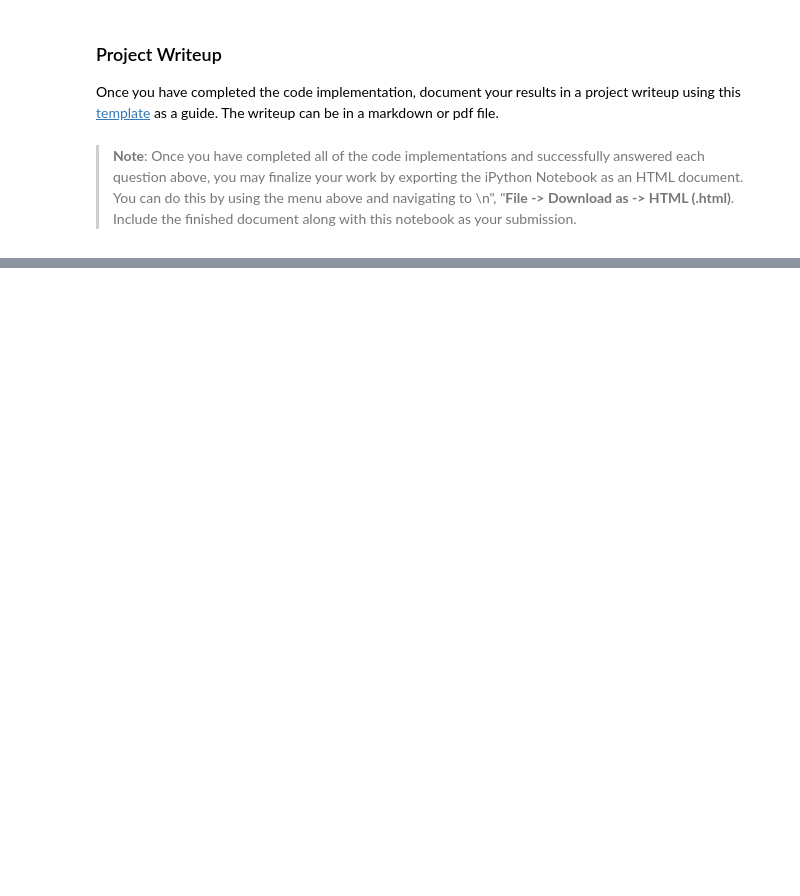
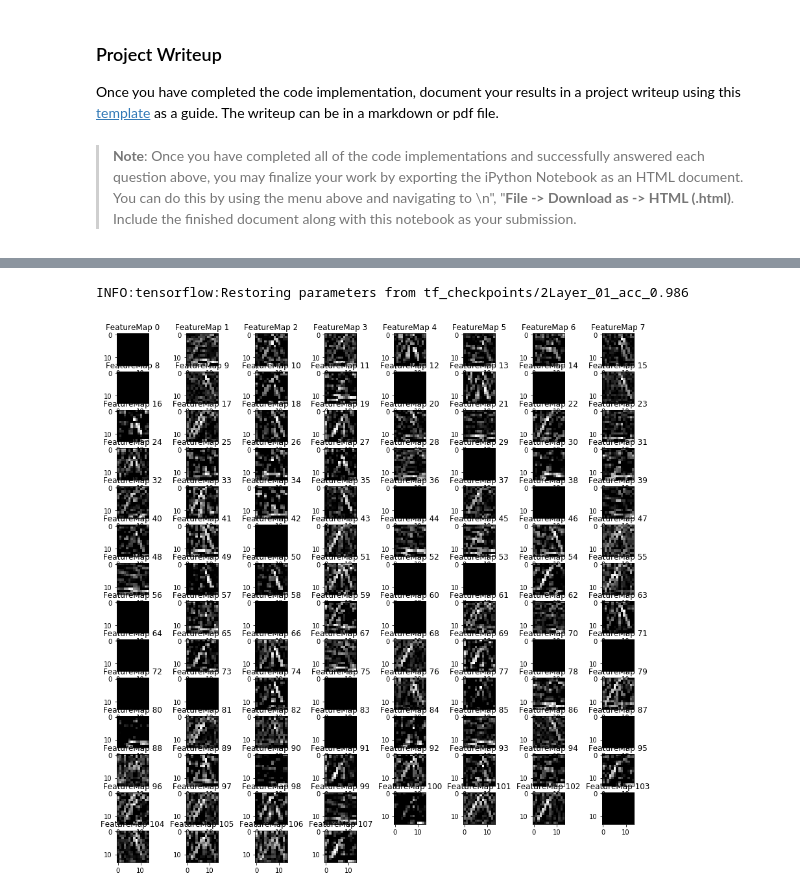
Before and after one commit to apichlkostner/CarND-Traffic-Sign-Classifier-Project, a Jupyter notebook: Traffic_Sign_Classifier.ipynb, the cells around one changed output, grey strips where cells are left out. Cells and saved outputs as stored; diff of their text form; code cells hidden in the pictures; blank space fills up the shorter version.

Commit message:
Documentation, feature visualization

```diff
--- a/Traffic_Sign_Classifier.ipynb
+++ b/Traffic_Sign_Classifier.ipynb
@@ -647,0 +630,15 @@ INFO:tensorflow:Restoring parameters from tf_checkpoints/2Layer_01_acc_0.986
+# %%
+sess = tf.Session()
+
+with sess.as_default():
+    assert tf.get_default_session() is sess
+
+    checkpnt = tf.train.latest_checkpoint(checkpoint_folder)
+    saver.restore(sess, checkpnt)
+
+    train_accuracy = evaluate(X_trainp, y_train)
+    validation_accuracy = evaluate(X_validp, y_valid)
+    test_accuracy = evaluate(X_testp, y_test)
+    print("Train Accuracy = {:.3f}".format(train_accuracy))
+    print("Validation Accuracy = {:.3f}".format(validation_accuracy))
+    print("Test Accuracy = {:.3f}".format(test_accuracy))
@@ -699,12 +706,12 @@ for i in range(len(X_ownp)):
 # %%
 # categorize by human expert
-y_own = np.array([9, 25, 1, 17, 15, 26, 15, 33])
+y_own = np.array([38, 9, 25, 1, 17, 15, 15, 26, 15, 33, 1])
 # %% [markdown]
 ### Predict the Sign Type for Each Image
 # %%
 with tf.Session() as sess:
-    saver.restore(sess,'./TwoStage3')
-    num_examples = len(X_ownp)
+    checkpnt = tf.train.latest_checkpoint(checkpoint_folder)
+    saver.restore(sess, checkpnt)
 
     evaluate = tf.argmax(logits, 1)
 
@@ -814,11 +848,15 @@ def outputFeatureMap(image_input, tf_activation, activation_min=-1, activation_m
     # image_input =
     # Note: x should be the same name as your network's tensorflow data placeholder variable
     # If you get an error tf_activation is not defined it may be having trouble accessing the variable from inside a function
-    activation = tf_activation.eval(session=sess,feed_dict={x : image_input})
+    feed_dict={x: image_input, y: y_own, keep_prob: 1.0, global_step: 1}
+
+    activation = tf_activation.eval(session=sess, feed_dict=feed_dict)
+
     featuremaps = activation.shape[3]
     plt.figure(plt_num, figsize=(15,15))
+
     for featuremap in range(featuremaps):
-        plt.subplot(6,8, featuremap+1) # sets the number of feature maps to show on each row and column
+        plt.subplot(int(featuremaps/8+1),8, featuremap+1) # sets the number of feature maps to show on each row and column
         plt.title('FeatureMap ' + str(featuremap)) # displays the feature map number
         if activation_min != -1 & activation_max != -1:
             plt.imshow(activation[0,:,:, featuremap], interpolation="nearest", vmin =activation_min, vmax=activation_max, cmap="gray")
@@ -829,6 +867,12 @@ def outputFeatureMap(image_input, tf_activation, activation_min=-1, activation_m
         else:
             plt.imshow(activation[0,:,:, featuremap], interpolation="nearest", cmap="gray")
 # %%
-with tf.Session() as sess:
-    saver.restore(sess,'./TwoStage4')
-    outputFeatureMap(X_ownp, layer_1)
+sess = tf.Session()
+with sess.as_default():
+    checkpnt = tf.train.latest_checkpoint(checkpoint_folder)
+    saver.restore(sess, checkpnt)
+
+    outputFeatureMap(X_ownp[5:6], layer_1)
+# %% [output]
+INFO:tensorflow:Restoring parameters from tf_checkpoints/2Layer_01_acc_0.986
+[figure, added]
```
Also changed, not shown: parts of 12 cells of this notebook, 10 other files.
